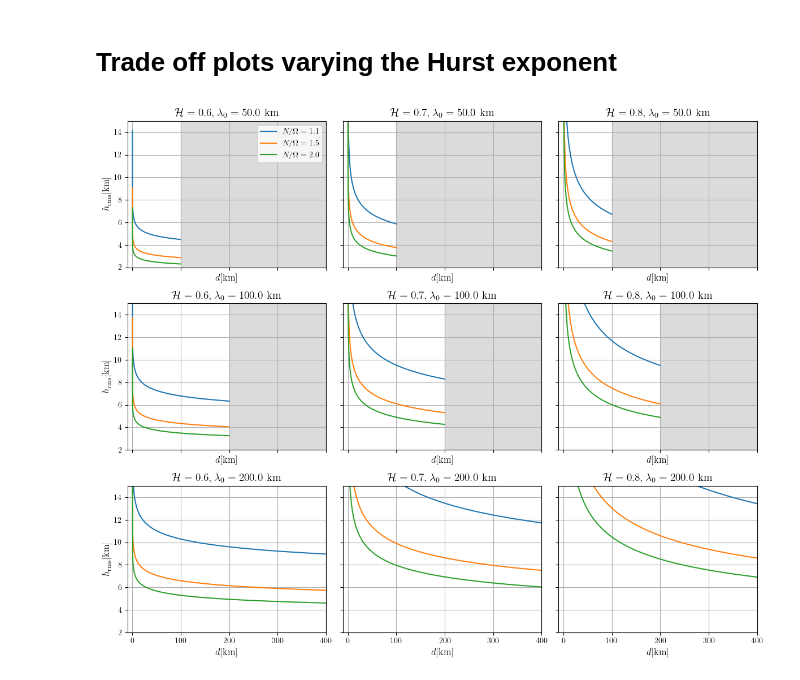
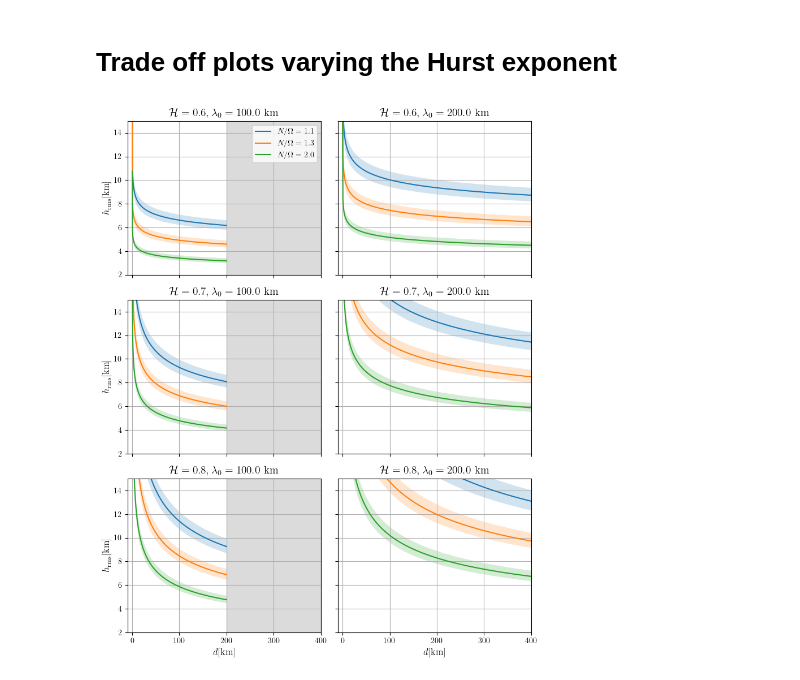
Before and after one commit to AnkitBarik/topo_nutation, a Jupyter notebook: trade-off.ipynb, the cells around one changed output. Saved outputs shown, nothing was run; the diff lists cells and outputs as text; code cells hidden in the pictures.

```diff
--- a/trade-off.ipynb
+++ b/trade-off.ipynb
@@ -40,7 +40,7 @@ plt.show()
 # %% [markdown]
 # Trade off plots varying the Hurst exponent
 # %%
-N_array = np.array([1.1, 1.5, 2]) # B.V. frequency
+N_array = np.array([1.1, 1.3, 2]) # B.V. frequency
 H_array = np.array([0.6,0.7,0.8]) # Hurst exponent
 
 lambda_array = np.array([50e3,100e3,200e3]) # horizontal wavelength
@@ -52,39 +52,45 @@ R = 3486e3
 rho = 13e3
 U0 = 8.7e-5
 # %%
-def hrms(N,H,lambda0):
+def hrms(N,H,lambda0,target):
     #d = np.linspace(1,min(200e3,2*lambda0),500)
     d = np.linspace(1,2*lambda0,500)
     k0 = 2*np.pi/lambda0
-    return d, np.sqrt( (2**(7+4*H) * d * (d*k0)**(-2*H) * np.pi**(2*H-1) * (2*H-1)) / (17 * R**2 * U0**2 * H * rho * Omega * np.sqrt(N**2-1)) ) * np.sqrt(1e7)
+    return d, np.sqrt( (2**(7+4*H) * d * (d*k0)**(-2*H) * np.pi**(2*H-1) * (2*H-1)) / (17 * R**2 * U0**2 * H * rho * Omega * np.sqrt(N**2-1)) ) * np.sqrt(target)
-# %%
-plt.rc('text', usetex=True)
-fig, axes = plt.subplots(3, 3, figsize=(12, 10), sharex=True, sharey=True)  # Adjust figsize as needed
-
-axes[0,0].set_ylim(2, 15)
-axes[0,0].set_xlim(-10, 400)
-
-for k, lambda0 in enumerate(lambda_array):
-    axes[k,0].set_ylabel(r'$h_\mathrm{rms} [\mathrm{km}]$', fontsize=12)
-    for j, H in enumerate(H_array):
-        ax = axes[k,j]  # Select the current subplot
-        for i, N in enumerate(N_array):
-            d, h = hrms(N, H, lambda0)
-            ax.plot(d/1e3, h/1e3, label=fr'$N/\Omega = {N_array[i]}$')
-            ax.fill_betweenx(d, 2*lambda0/1e3,400, color='gray', alpha=0.1)
-
-        ax.set_xlabel(r'$d [\mathrm{km}]$', fontsize=12)
-        ax.grid()
-
-        # Add a title to each subplot
-        ax.set_title(fr'$\mathcal{{H}} = {H}, \lambda_0 = {lambda_array[k]/1e3}~\mathrm{{km}}$', fontsize=14)
-
-axes[0,0].legend()
-
-# Adjust layout
-plt.tight_layout()
-
-#plt.savefig("Diss.pdf")
-plt.show()
-# %% [output]
-[figure, removed]
+# %%
+plt.rc('text', usetex=True)
+fig, axes = plt.subplots(3, 2, figsize=(8, 10), sharex=True, sharey=True)  # Adjust figsize as needed
+
+axes[0,0].set_ylim(2, 15)
+axes[0,0].set_xlim(-10, 400)
+
+for k, lambda0 in enumerate(lambda_array[1:]):
+    axes[-1,k].set_xlabel(r'$d [\mathrm{km}]$', fontsize=12)
+    for j, H in enumerate(H_array):
+        axes[j,0].set_ylabel(r'$h_\mathrm{rms} [\mathrm{km}]$', fontsize=12)
+        ax = axes[j,k]  # Select the current subplot
+        for i, N in enumerate(N_array):
+            #d, h = hrms(N, H, lambda0, 1e7)
+            d, h = hrms(N, H, lambda0, 9.5e6)
+            #d, hplus = hrms(N, H, lambda0, 1.14e7)
+            d, hplus = hrms(N, H, lambda0, 9.5e6+1.4e6)
+            #d, hminus = hrms(N, H, lambda0, 0.88e7)
+            d, hminus = hrms(N, H, lambda0, 9.5e6-1.1e6)
+            ax.plot(d/1e3, h/1e3, label=fr'$N/\Omega = {N_array[i]}$')
+            ax.fill_between(d/1e3, hminus/1e3, hplus/1e3, alpha=0.2)
+            ax.fill_betweenx(d, 2*lambda0/1e3,400, color='gray', alpha=0.1)
+
+        ax.grid()
+
+        # Add a title to each subplot
+        ax.set_title(fr'$\mathcal{{H}} = {H}, \lambda_0 = {lambda_array[k+1]/1e3}~\mathrm{{km}}$', fontsize=14)
+
+axes[0,0].legend()
+
+# Adjust layout
+plt.tight_layout()
+
+plt.savefig("constraint-col.pdf")
+plt.show()
+# %% [output]
+[figure, added]
```
Also changed, not shown: parts of 4 cells of this notebook, 7 other files.
